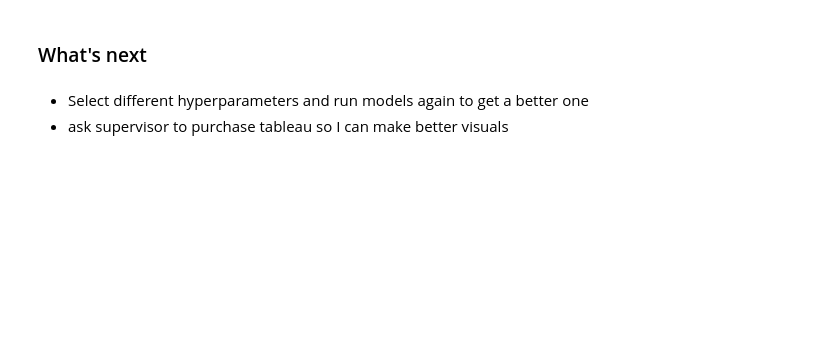
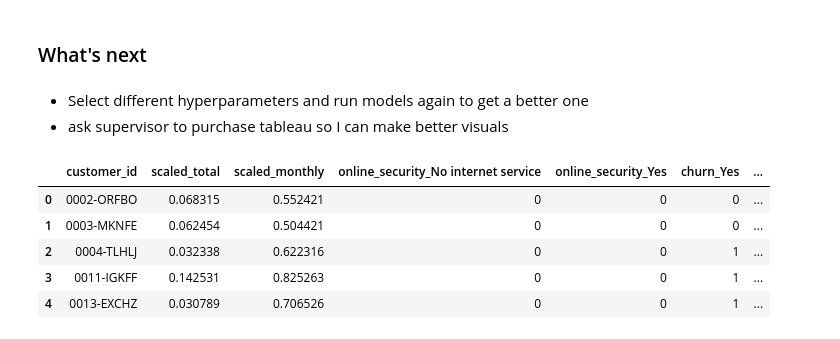
Before and after one commit to wherrickjr/classification_project, a Jupyter notebook: final_classification.ipynb, the cells around one changed output. Drawn from its saved outputs; the diff is of its cells as text; code cells hidden in the pictures; blank space fills up the shorter version.

```diff
--- a/final_classification.ipynb
+++ b/final_classification.ipynb
@@ -432,3 +456,14 @@ weighted avg       0.76      0.77      0.76      1688
 # %% [markdown]
 * Select different hyperparameters and run models again to get a better one
 * ask supervisor to purchase tableau so I can make better visuals
+# %%
+telco = acquire.get_telco_data()
+telco = prepare.prep_classification_project_pred(telco)
+telco.head()
+# %% [output]
+|  | customer_id | scaled_total | scaled_monthly | online_security_No internet service | online_security_Yes | churn_Yes | ... |
+| 0 | 0002-ORFBO | 0.068315 | 0.552421 | 0 | 0 | 0 | ... |
+| 1 | 0003-MKNFE | 0.062454 | 0.504421 | 0 | 0 | 0 | ... |
+| 2 | 0004-TLHLJ | 0.032338 | 0.622316 | 0 | 0 | 1 | ... |
+| 3 | 0011-IGKFF | 0.142531 | 0.825263 | 0 | 0 | 1 | ... |
+| 4 | 0013-EXCHZ | 0.030789 | 0.706526 | 0 | 0 | 1 | ... |
```
Also changed, not shown: parts of 23 cells of this notebook, 5 other files.
